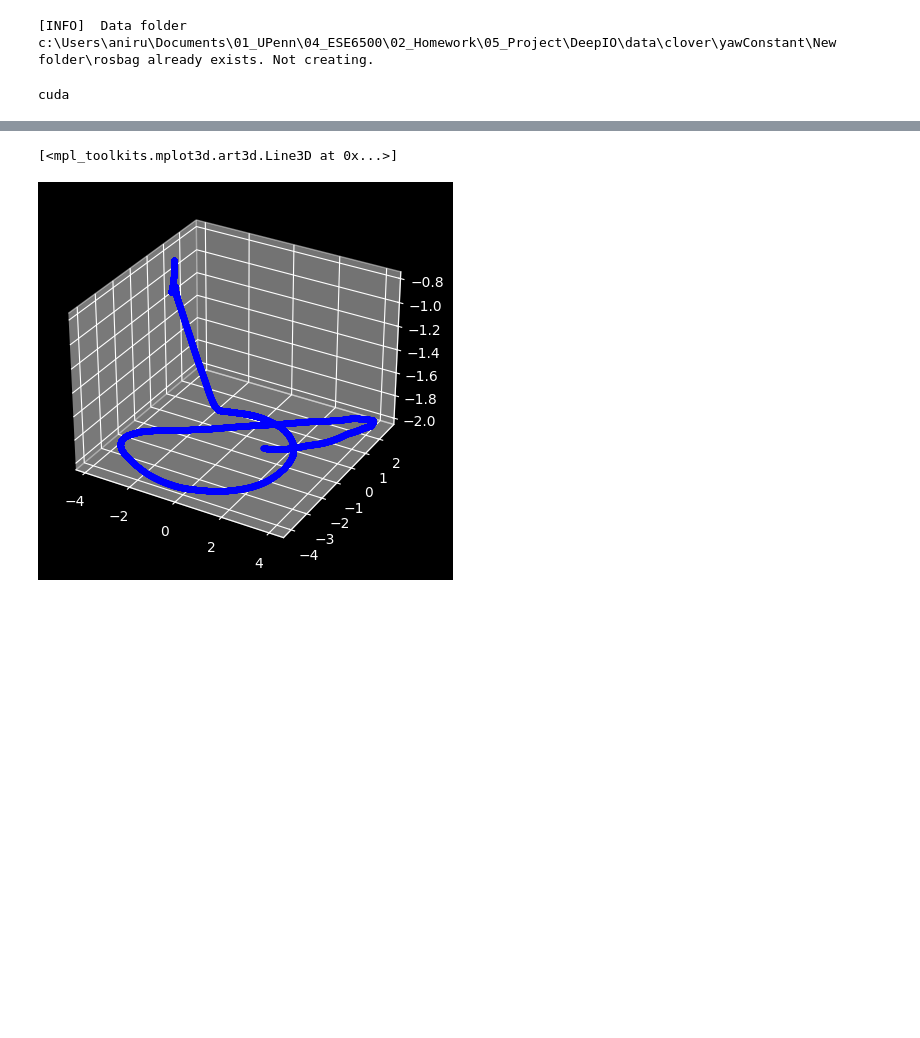
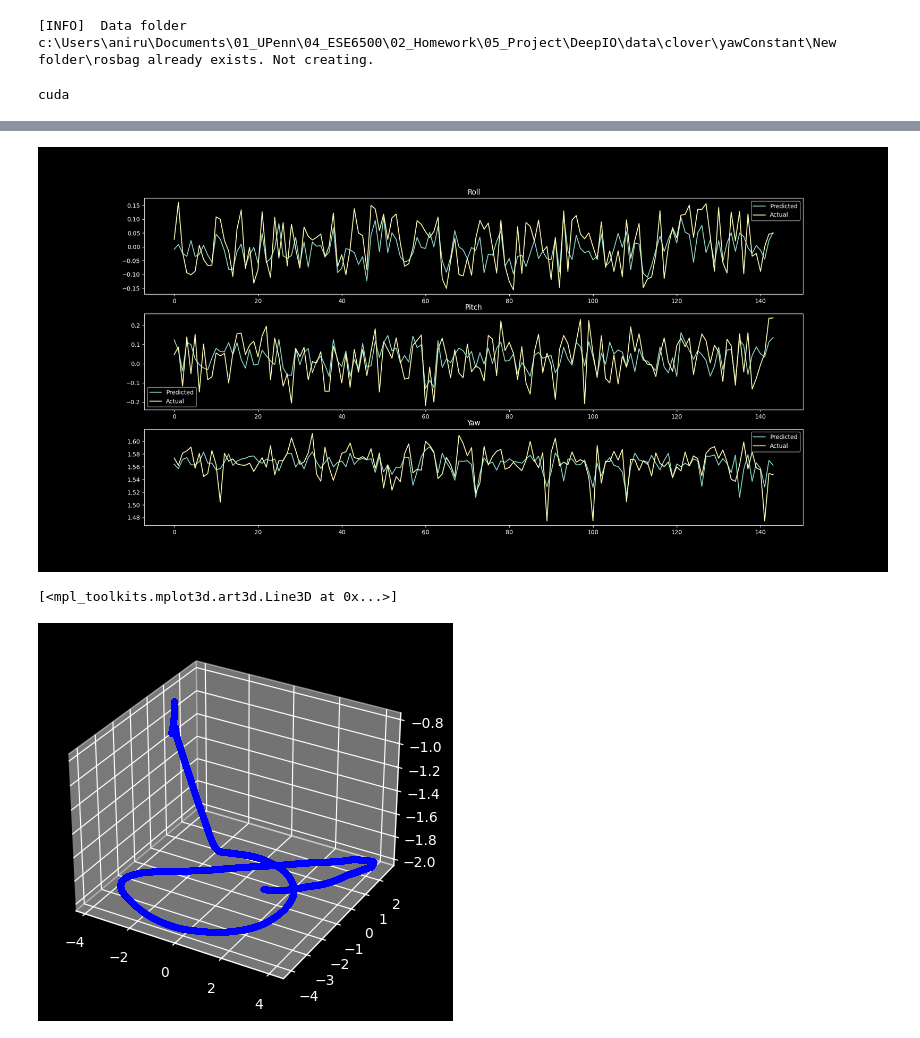
Before and after one commit to git-dhruv/DeepIO, a Jupyter notebook: src/NN_Analysis.ipynb, the cells around one changed output, grey strips where cells are left out. Saved outputs shown, nothing was run; the diff lists cells and outputs as text; code cells hidden in the pictures; blank space fills up the shorter version.

Commit message:
NN Analysis - Has euler angle model

```diff
--- a/src/NN_Analysis.ipynb
+++ b/src/NN_Analysis.ipynb
@@ -16,0 +57,4 @@ cuda
+# %%
+eulers = data[['phi', 'theta', 'psi']].to_numpy()
+eulers = torch.tensor(eulers, device=device)
+eulers
@@ -16,0 +70,16 @@ cuda
+# %%
+class euler_model(nn.Module):
+    def __init__(self):
+        super().__init__()
+        self.layer1 = nn.Linear(9, 30, dtype=torch.float64)
+        self.layer2 = nn.Linear(30, 30, dtype=torch.float64)
+        self.layer3 = nn.Linear(30, 3, dtype=torch.float64)
+        self.tanh = nn.Tanh()
+
+    def forward(self, sensor_reading):
+        x = self.tanh(self.layer1(sensor_reading))
+        x = self.tanh(self.layer2(x))
+        x = self.layer3(x)
+        return x
+# %%
+EulerModel = euler_model().to(device)
@@ -17 +116,28 @@ cuda
+# %%
+%matplotlib widget
+EulerModel.eval()
+# sensor_readings, eulers = test_set[:]
+with torch.no_grad():
+    prediction = EulerModel(sensor_readings)
+
+fig, axs = plt.subplots(3, 1, figsize=(20, 10))
+
+axs[0].plot(prediction[:, 0].cpu().numpy(), label='Predicted')
+axs[0].plot(eulers[:, 0].cpu().numpy(), label='Actual')
+axs[0].set_title('Roll')
+axs[0].legend()
+
+axs[1].plot(prediction[:, 1].cpu().numpy(), label='Predicted')
+axs[1].plot(eulers[:, 1].cpu().numpy(), label='Actual')
+axs[1].set_title('Pitch')
+axs[1].legend()
+
+axs[2].plot(prediction[:, 2].cpu().numpy(), label='Predicted')
+axs[2].plot(eulers[:, 2].cpu().numpy(), label='Actual')
+axs[2].set_title('Yaw')
+axs[2].legend()
+
+plt.show()
+# %% [output]
+[figure, added]
 # %%
```
Also changed, not shown: parts of 19 cells of this notebook.
